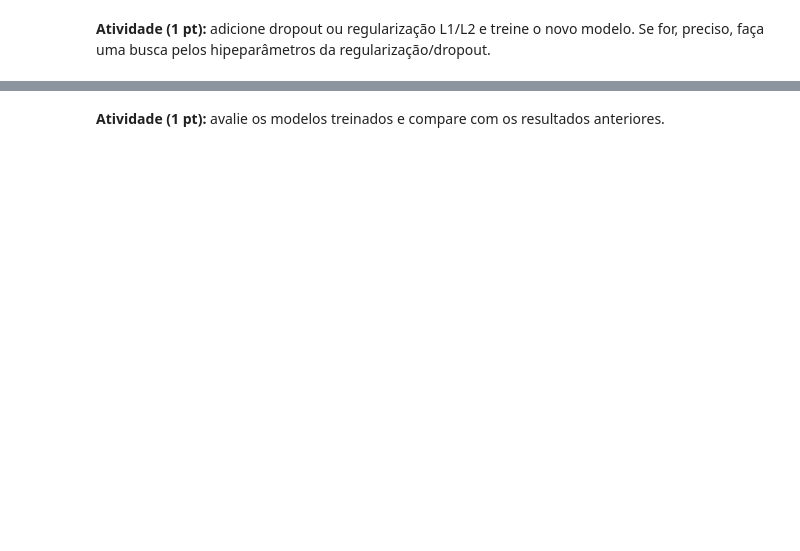
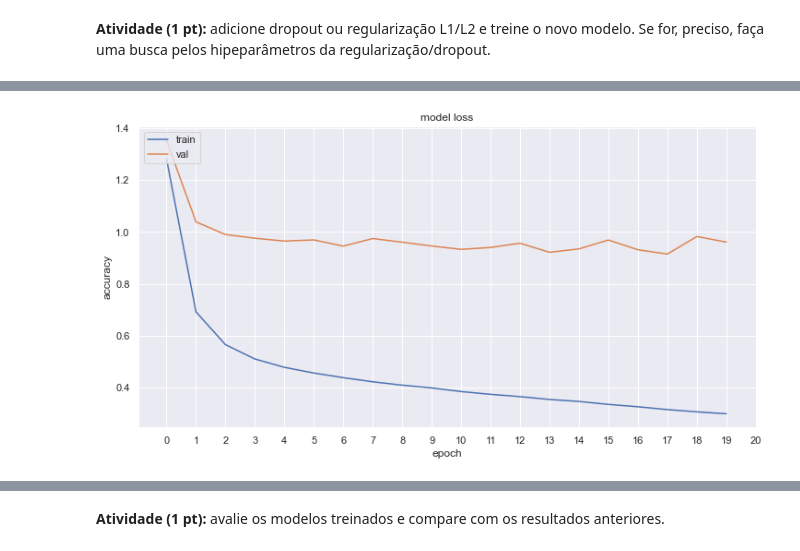
Before and after one commit to kroncatti/complex-data-mining, a Jupyter notebook: inf-0616-supervised-learning/assignment3/assignment_3.ipynb, the cells around one changed output, grey strips where cells are left out. Drawn from its saved outputs; the diff is of its cells as text; code cells hidden in the pictures; blank space fills up the shorter version.

```diff
--- a/inf-0616-supervised-learning/assignment3/assignment_3.ipynb
+++ b/inf-0616-supervised-learning/assignment3/assignment_3.ipynb
@@ -470,0 +470,17 @@ Accuracy (balanced): 0.696
+# %%
+device = '/gpu:0'  # ou '/gpu:0'
+
+# Training model with validation split of .25
+val_split = .25
+with tf.device(device):
+    model_complex_dropout.fit(x_train.toarray(), y_ohe_train,
+              epochs=epochs,
+              batch_size=batch_size,
+              validation_split=val_split,
+              verbose=1,
+              callbacks=[
+                  callbacks.TerminateOnNaN(),
+                  callbacks.ModelCheckpoint('weights_complex_dropout.h5',
+                                            save_best_only=True,
+                                            verbose=1),
+              ])
@@ -470,0 +505,14 @@ Accuracy (balanced): 0.696
+# %%
+# Loading from file
+model_complex_dropout.load_weights('weights_complex_dropout.h5')
+# %%
+plt.plot(model_complex_dropout.history.history['loss'])
+plt.plot(model_complex_dropout.history.history['val_loss'])
+plt.title('model loss')
+plt.ylabel('accuracy')
+plt.xlabel('epoch')
+plt.legend(['train', 'val'], loc='upper left')
+plt.xticks(np.arange(0, 21, 1, dtype=int))
+plt.show()
+# %% [output]
+[figure, added]
```
Also changed, not shown: parts of 22 cells of this notebook, 4 other files.
